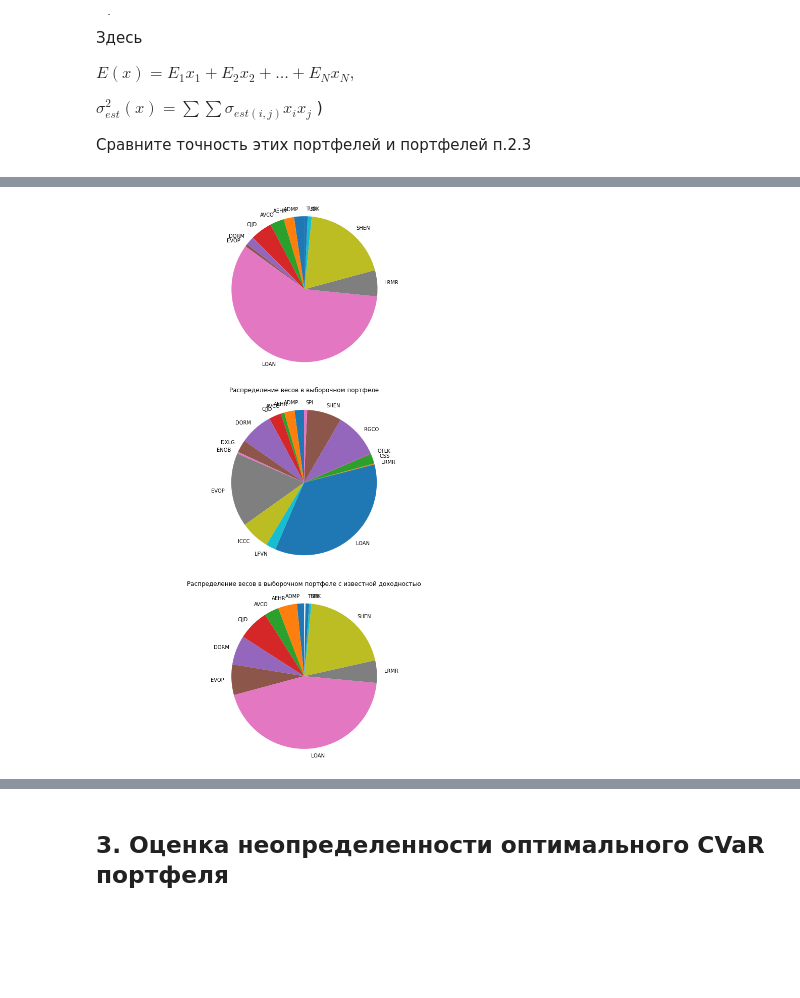
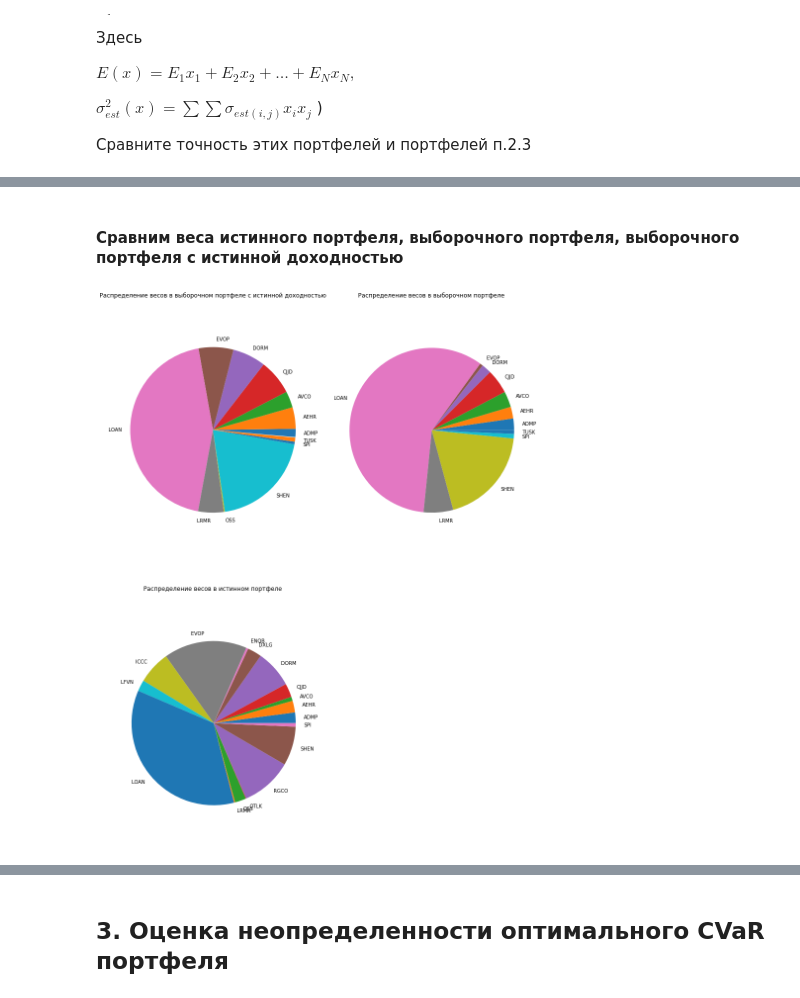
Before and after one commit to dselivanovskaya/Finance-operations-research-lab-3, a Jupyter notebook: lab-3.ipynb, the cells around one changed output, grey strips where cells are left out. Saved outputs shown, nothing was run; the diff lists cells and outputs as text; code cells hidden in the pictures; blank space fills up the shorter version.

```diff
--- a/lab-3.ipynb
+++ b/lab-3.ipynb
@@ -167,8 +167,6 @@ $ b = \frac{1}{\sqrt{2\pi}}\frac{1}{(1-\beta)}\exp{(\frac{-(\phi^{-1}(\beta))^2}
 Найдем константу $b$
 # %%
 beta = 0.95
-
-b = 1/(((2*math.pi)**0.5)*(1 - beta)) * math.exp(-((scipy.stats.laplace.ppf(beta))**2)/2) # ?
-b = 1/(((2*math.pi)**0.5)*(1 - beta)) * math.exp(-((scipy.stats.norm.ppf(beta))**2)/2) # ?
-b
+b = 1/(((2*math.pi)**0.5)*(1 - beta)) * math.exp(-((scipy.stats.norm.ppf(beta))**2)/2)
+print(f"b={b}")
 # %% [output]
@@ -582,33 +612,37 @@ dtype: float64
+# %% [markdown]
+#### Сравним веса истинного портфеля, выборочного портфеля, выборочного портфеля с истинной доходностью
 # %%
-fig, axs = plt.subplots(3, 1, figsize=(10, 20))
+fig, axs = plt.subplots(2, 2, figsize=(10, 20))
 
 
-axs[1].pie(x_opt[np.where(x_opt != 0)],
+axs[1][0].pie(x_opt[np.where(x_opt != 0)],
         labels=tickers20[np.where(x_opt != 0)],
         # autopct='%.2f%%',
         # shadow=True,
-        startangle=90)
-axs[1].axis('equal')
-axs[1].set_title("Распределение весов в истинном портфеле\n")
+        startangle=0)
+axs[1][0].axis('equal')
+axs[1][0].set_title("Распределение весов в истинном портфеле\n")
 
-axs[0].pie(x_opt_r_sample30[np.where(x_opt_r_sample30 != 0)],
+axs[0][1].pie(x_opt_r_sample30[np.where(x_opt_r_sample30 != 0)],
         labels=tickers20[np.where(x_opt_r_sample30 != 0)],
         # autopct='%.2f%%',
         # shadow=True,
-        startangle=90)
-axs[0].axis('equal')
-axs[1].set_title("Распределение весов в выборочном портфеле\n")
+        startangle=0)
+axs[0][1].axis('equal')
+axs[0][1].set_title("Распределение весов в выборочном портфеле\n")
 
-axs[2].pie(x_opt_r_sample30_2[np.where(x_opt_r_sample30 != 0)],
-        labels=tickers20[np.where(x_opt_r_sample30 != 0)],
+axs[0][0].pie(x_opt_r_sample30_2[np.where(x_opt_r_sample30_2 != 0)],
+        labels=tickers20[np.where(x_opt_r_sample30_2 != 0)],
         # autopct='%.2f%%',
         # shadow=True,
-        startangle=90)
-axs[2].axis('equal')
-axs[2].set_title("Распределение весов в выборочном портфеле c известной доходностью\n")
+        startangle=-5)
+axs[0][0].axis('equal')
+axs[0][0].set_title("Распределение весов в выборочном портфеле c истинной доходностью\n")
+fig.delaxes(axs[1][1])
+
 
 plt.subplots_adjust(right=1.25)
 #plt.title("Сравнение истинного и выборочного портфелей")
 plt.show()
 # %% [output]
-[figure, old version]
+[figure, new version]
```
Also changed, not shown: parts of 40 cells of this notebook.
